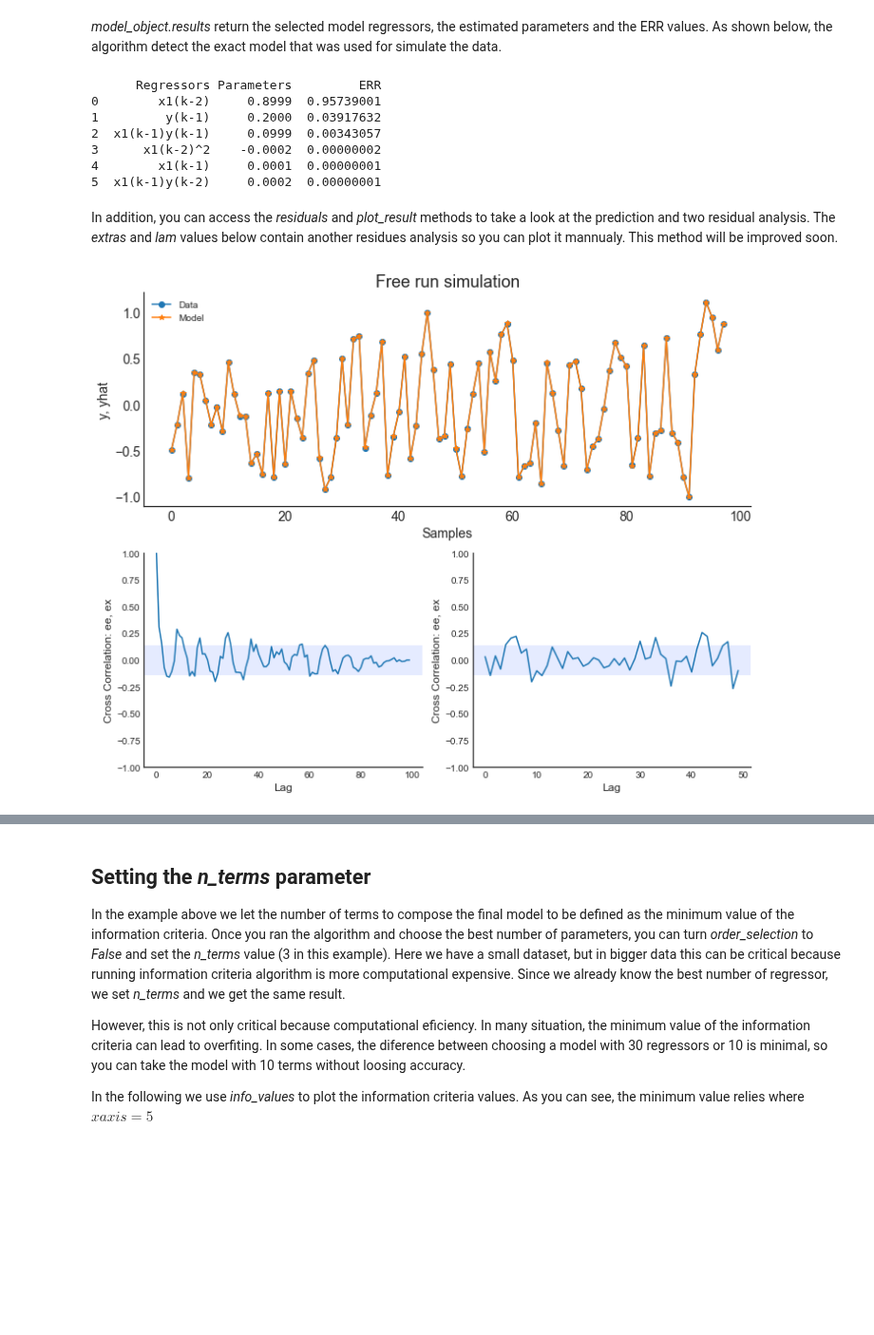
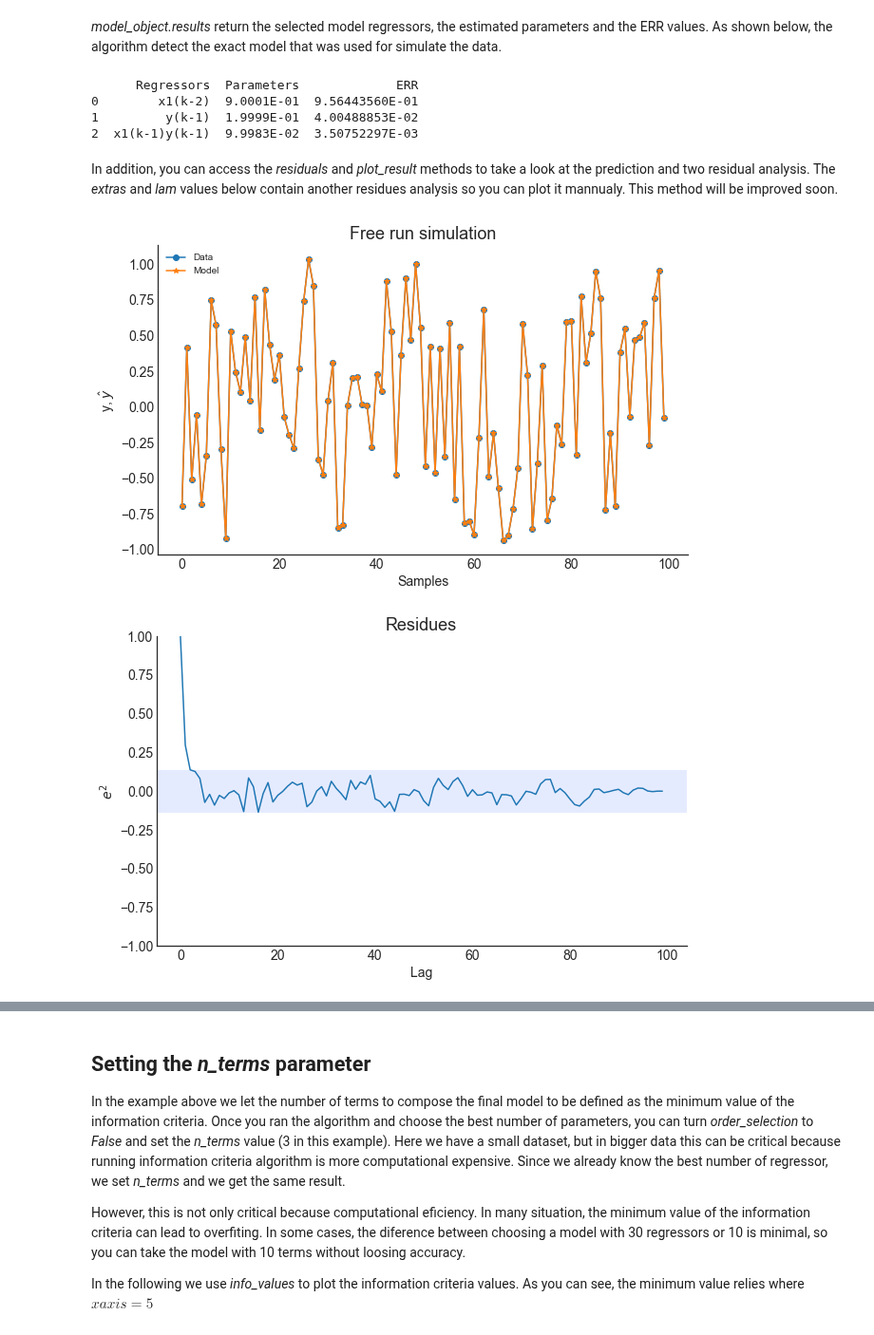
Before and after one commit to wilsonrljr/sysidentpy, a Jupyter notebook: docs/source/examples/basic_steps.ipynb, the cells around one changed output, grey strips where cells are left out. Shown at 95% size. Saved outputs shown, nothing was run; the diff lists cells and outputs as text; code cells hidden in the pictures; blank space fills up the shorter version.

```diff
--- a/docs/source/examples/basic_steps.ipynb
+++ b/docs/source/examples/basic_steps.ipynb
@@ -78,23 +85,26 @@ print(rrse)
 # %% [markdown]
 *model_object.results* return the selected model regressors, the estimated parameters and the ERR values. As shown below, the algorithm detect the exact model that was used for simulate the data.
 # %%
-results = pd.DataFrame(model.results(err_precision=8,
-                                     dtype='dec'),
-                       columns=['Regressors', 'Parameters', 'ERR'])
-
-print(results)
+r = pd.DataFrame(
+    results(
+        model.final_model, model.theta, model.err,
+        model.n_terms, err_precision=8, dtype='sci'
+        ),
+    columns=['Regressors', 'Parameters', 'ERR'])
+print(r)
 # %% [output]
-      Regressors Parameters         ERR
-0        x1(k-2)     0.8999  0.95739001
-1         y(k-1)     0.2000  0.03917632
-2  x1(k-1)y(k-1)     0.0999  0.00343057
-3      x1(k-2)^2    -0.0002  0.00000002
-4        x1(k-1)     0.0001  0.00000001
-5  x1(k-1)y(k-2)     0.0002  0.00000001
+      Regressors  Parameters             ERR
+0        x1(k-2)  9.0001E-01  9.56443560E-01
+1         y(k-1)  1.9999E-01  4.00488853E-02
+2  x1(k-1)y(k-1)  9.9983E-02  3.50752297E-03
 # %% [markdown]
 In addition, you can access the *residuals* and *plot_result* methods to take a look at the prediction and two residual analysis. The *extras* and *lam* values below contain another residues analysis so you can plot it mannualy. This method will be improved soon.
-# %%
-ee, ex, extras, lam = model.residuals(x_valid, y_valid, yhat)
-model.plot_result(y_valid, yhat, ee, ex)
-# %% [output]
-[figure, removed]
+# %%
+plot_results(y=y_valid, yhat = yhat, n=1000)
+ee = compute_residues_autocorrelation(y_valid, yhat)
+plot_residues_correlation(data=ee, title="Residues", ylabel="$e^2$")
+x1e = compute_cross_correlation(y_valid, yhat, x_valid)
+plot_residues_correlation(data=x1e, title="Residues", ylabel="$x_1e$")
+# %% [output]
+[figure, added]
+[figure, added]
```
Also changed, not shown: parts of 10 cells of this notebook, 8 other files.
